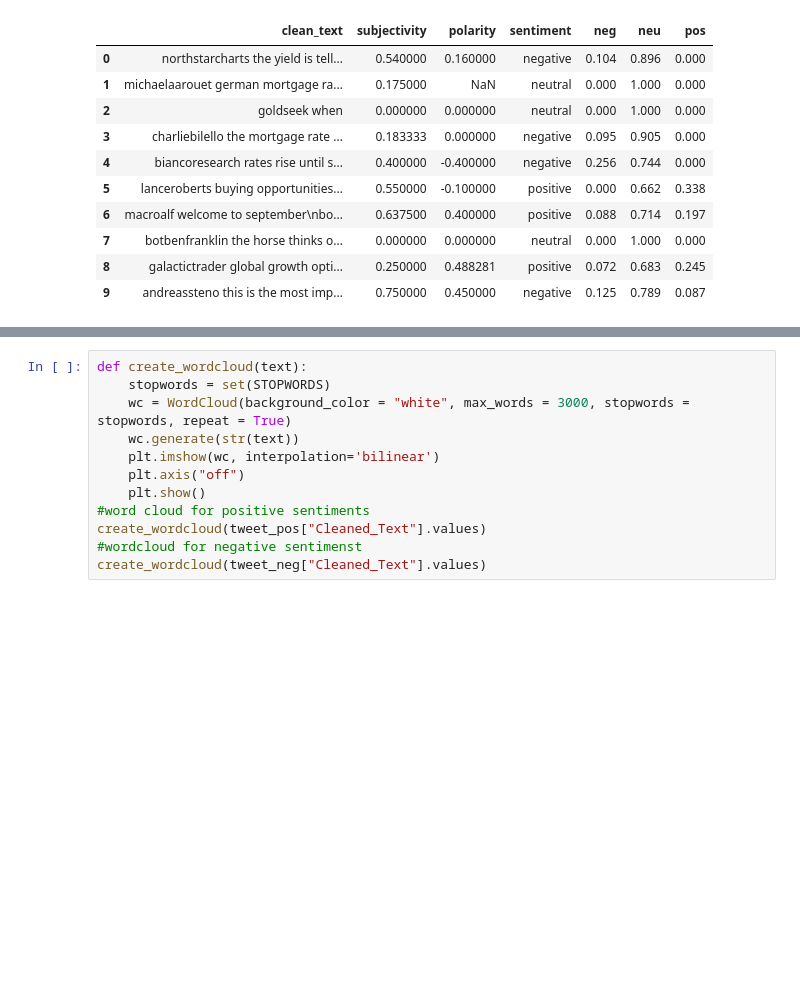
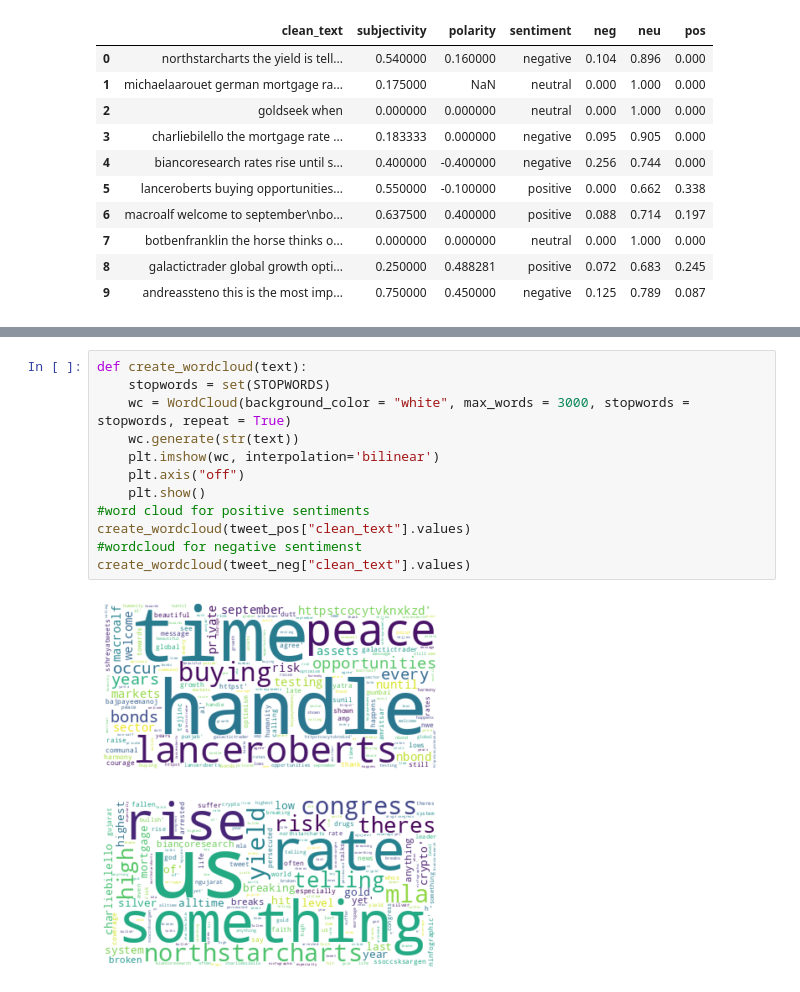
Before and after one commit to abrehamgezahegn/Twitter-Data-Analysis, a Jupyter notebook: notebooks/Sentiment-analysis.ipynb, the cells around one changed output, grey strips where cells are left out. Saved outputs shown, nothing was run; the diff lists cells and outputs as text; blank space fills up the shorter version.

```diff
--- a/notebooks/Sentiment-analysis.ipynb
+++ b/notebooks/Sentiment-analysis.ipynb
@@ -87,12 +87,15 @@ plt.show()
 # %%
 def create_wordcloud(text):
     stopwords = set(STOPWORDS)
     wc = WordCloud(background_color = "white", max_words = 3000, stopwords = stopwords, repeat = True)
     wc.generate(str(text))
     plt.imshow(wc, interpolation='bilinear')
     plt.axis("off")
     plt.show()
 #word cloud for positive sentiments
-create_wordcloud(tweet_pos["Cleaned_Text"].values)
+create_wordcloud(tweet_pos["clean_text"].values)
 #wordcloud for negative sentimenst
-create_wordcloud(tweet_neg["Cleaned_Text"].values)
+create_wordcloud(tweet_neg["clean_text"].values)
+# %% [output]
+[figure, added]
+[figure, added]
```
Also changed, not shown: parts of 3 cells of this notebook.
